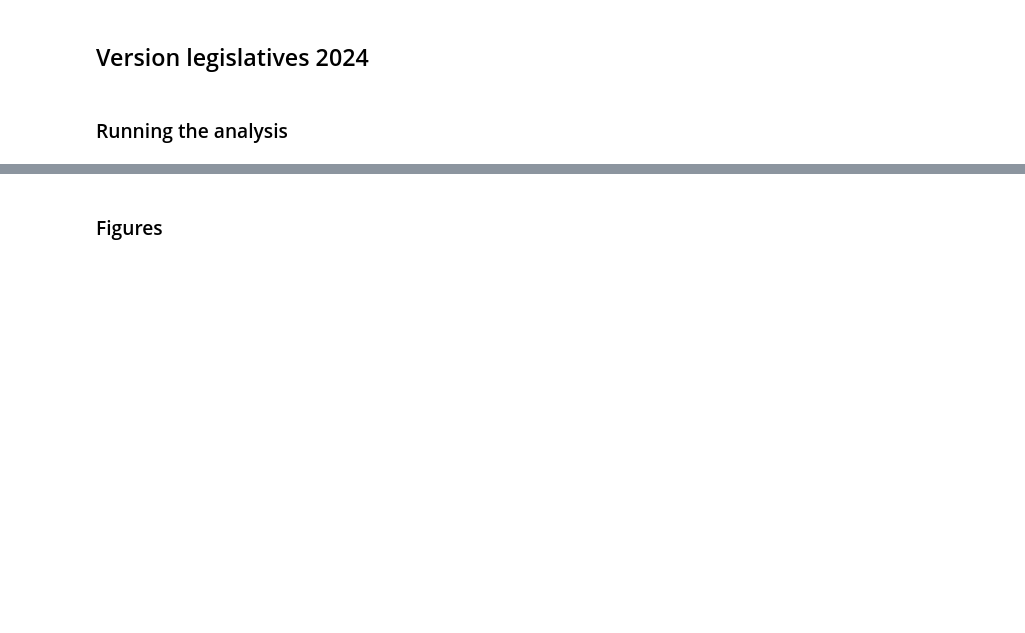
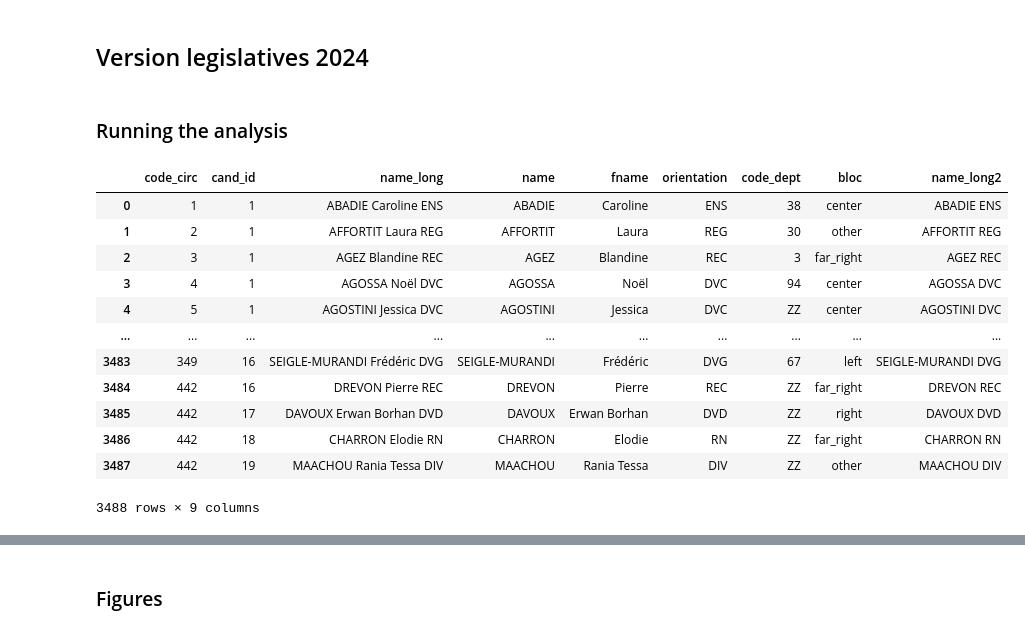
Before and after one commit to theovoldoire/saddlepointMC-open, a Jupyter notebook: src/main_study.ipynb, the cells around one changed output, grey strips where cells are left out. Saved outputs shown, nothing was run; the diff lists cells and outputs as text; code cells hidden in the pictures; blank space fills up the shorter version.

```diff
--- a/src/main_study.ipynb
+++ b/src/main_study.ipynb
@@ -501,6 +566,22 @@ df3.to_latex("../docs/figures/full_france.tex",float_format="%.2f")
 ## Version legislatives 2024
 # %% [markdown]
 ### Running the analysis
+# %%
+codex1
+# %% [output]
+|  | code_circ | cand_id | name_long | name | fname | orientation | code_dept | bloc | name_long2 |
+| 0 | 1 | 1 | ABADIE Caroline ENS | ABADIE | Caroline | ENS | 38 | center | ABADIE ENS |
+| 1 | 2 | 1 | AFFORTIT Laura REG | AFFORTIT | Laura | REG | 30 | other | AFFORTIT REG |
+| 2 | 3 | 1 | AGEZ Blandine REC | AGEZ | Blandine | REC | 3 | far_right | AGEZ REC |
+| 3 | 4 | 1 | AGOSSA Noël DVC | AGOSSA | Noël | DVC | 94 | center | AGOSSA DVC |
+| 4 | 5 | 1 | AGOSTINI Jessica DVC | AGOSTINI | Jessica | DVC | ZZ | center | AGOSTINI DVC |
+| ... | ... | ... | ... | ... | ... | ... | ... | ... | ... |
+| 3483 | 349 | 16 | SEIGLE-MURANDI Frédéric DVG | SEIGLE-MURANDI | Frédéric | DVG | 67 | left | SEIGLE-MURANDI DVG |
+| 3484 | 442 | 16 | DREVON Pierre REC | DREVON | Pierre | REC | ZZ | far_right | DREVON REC |
+| 3485 | 442 | 17 | DAVOUX Erwan Borhan DVD | DAVOUX | Erwan Borhan | DVD | ZZ | right | DAVOUX DVD |
+| 3486 | 442 | 18 | CHARRON Elodie RN | CHARRON | Elodie | RN | ZZ | far_right | CHARRON RN |
+| 3487 | 442 | 19 | MAACHOU Rania Tessa DIV | MAACHOU | Rania Tessa | DIV | ZZ | other | MAACHOU DIV |
+3488 rows × 9 columns
 # %%
 rdt1 = pd.read_csv(base_file_legi2024+"l2024_T1.csv")
 rdt2 = pd.read_csv(base_file_legi2024+"l2024_T2.csv")
```
Also changed, not shown: parts of 37 cells of this notebook, 1 other file.
